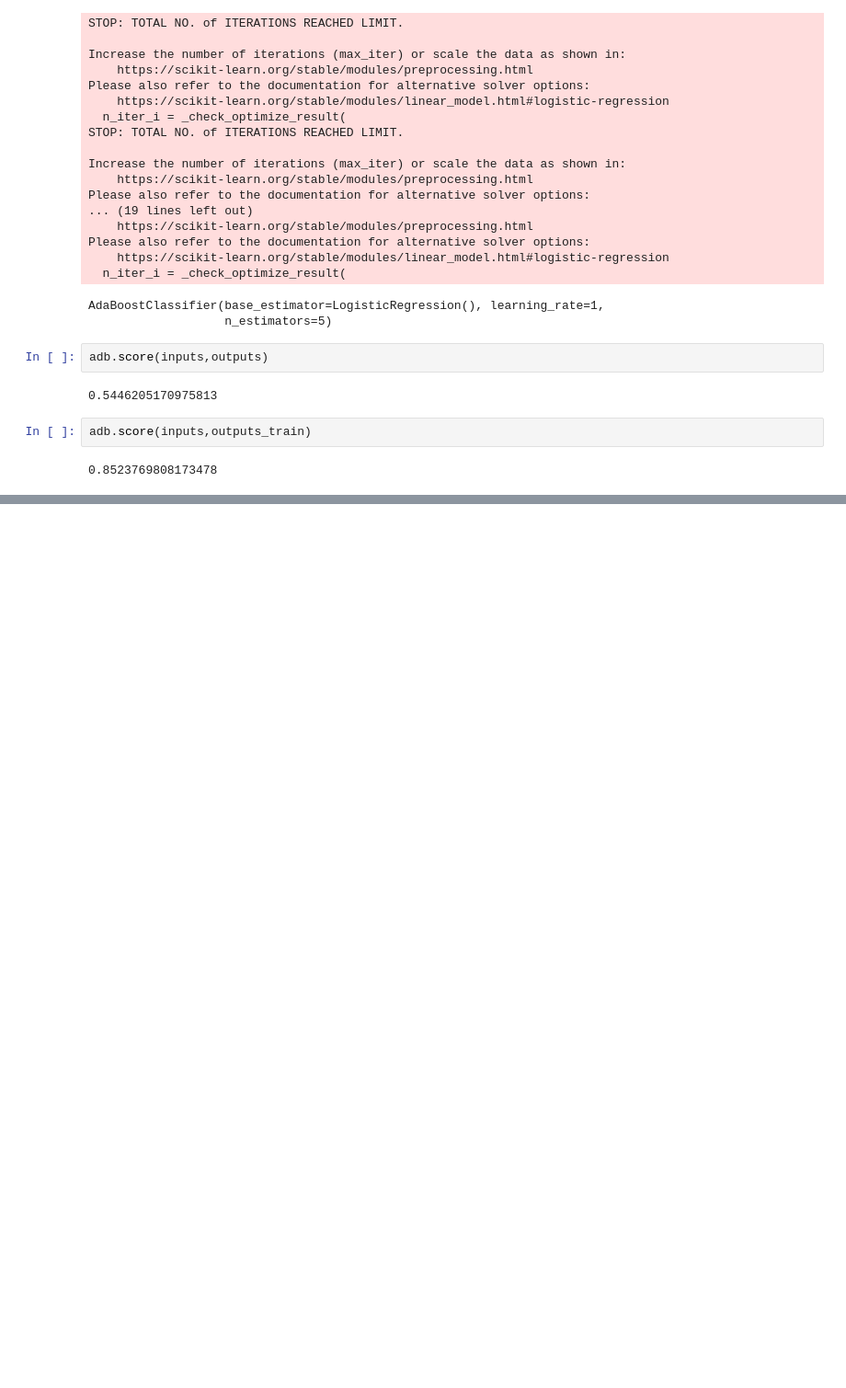
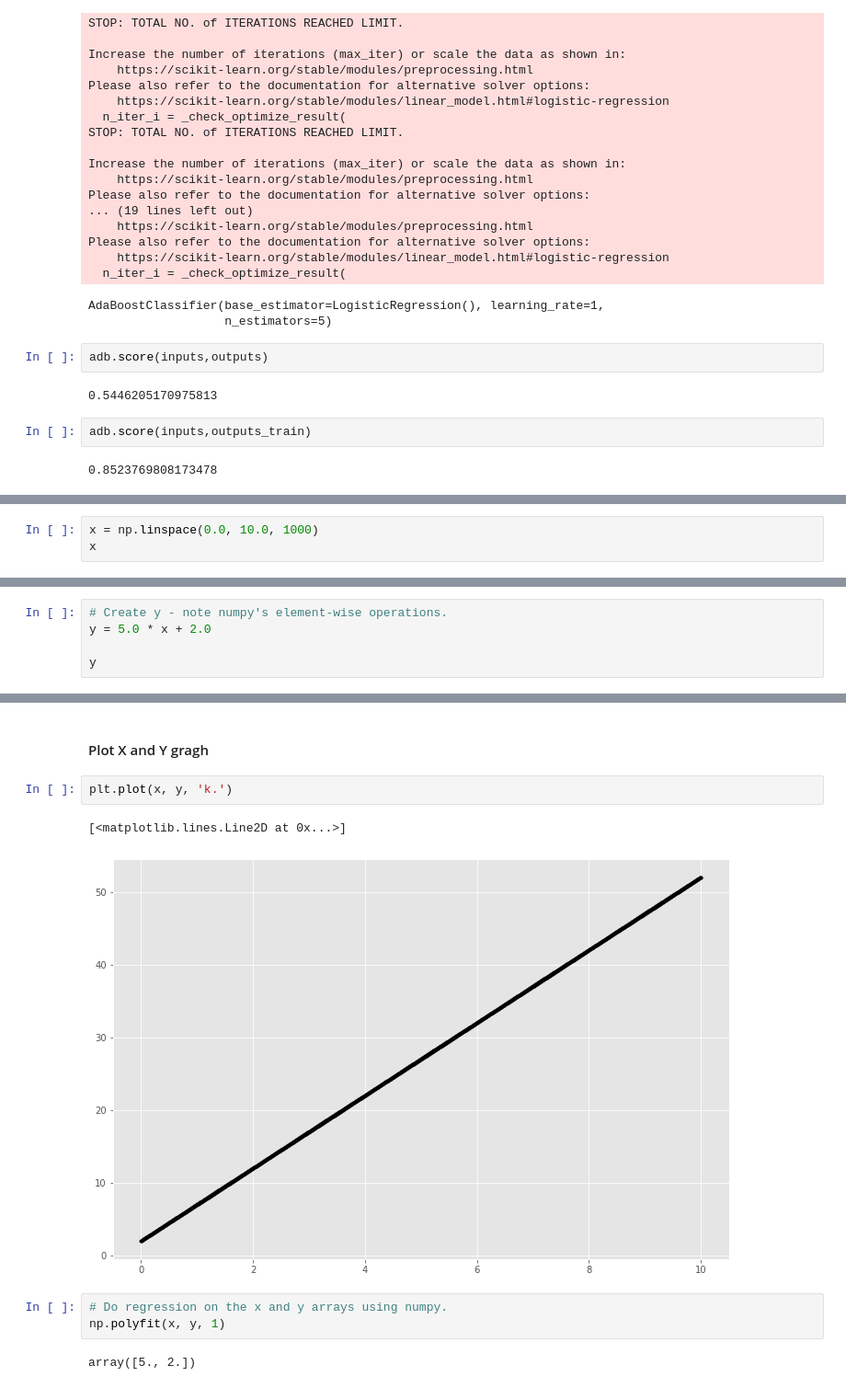
Before and after one commit to G00387847/machineLearningTask, a Jupyter notebook: classificationTask.ipynb, the cells around one changed output, grey strips where cells are left out. Shown at 92% size. Cells and saved outputs as stored; diff of their text form; blank space fills up the shorter version.

```diff
--- a/classificationTask.ipynb
+++ b/classificationTask.ipynb
@@ -426,0 +500,3 @@ adb.score(inputs,outputs_train)
+# %%
+x = np.linspace(0.0, 10.0, 1000)
+x
@@ -426,0 +521,5 @@ adb.score(inputs,outputs_train)
+# %%
+# Create y - note numpy's element-wise operations.
+y = 5.0 * x + 2.0
+
+y
@@ -426,0 +544,12 @@ adb.score(inputs,outputs_train)
+# %% [markdown]
+#### Plot X and Y gragh
+# %%
+plt.plot(x, y, 'k.')
+# %% [output]
+[<matplotlib.lines.Line2D at 0x...>]
+[figure, added]
+# %%
+# Do regression on the x and y arrays using numpy.
+np.polyfit(x, y, 1)
+# %% [output]
+array([5., 2.])
```
Also changed, not shown: parts of 30 cells of this notebook, 1 other file.
